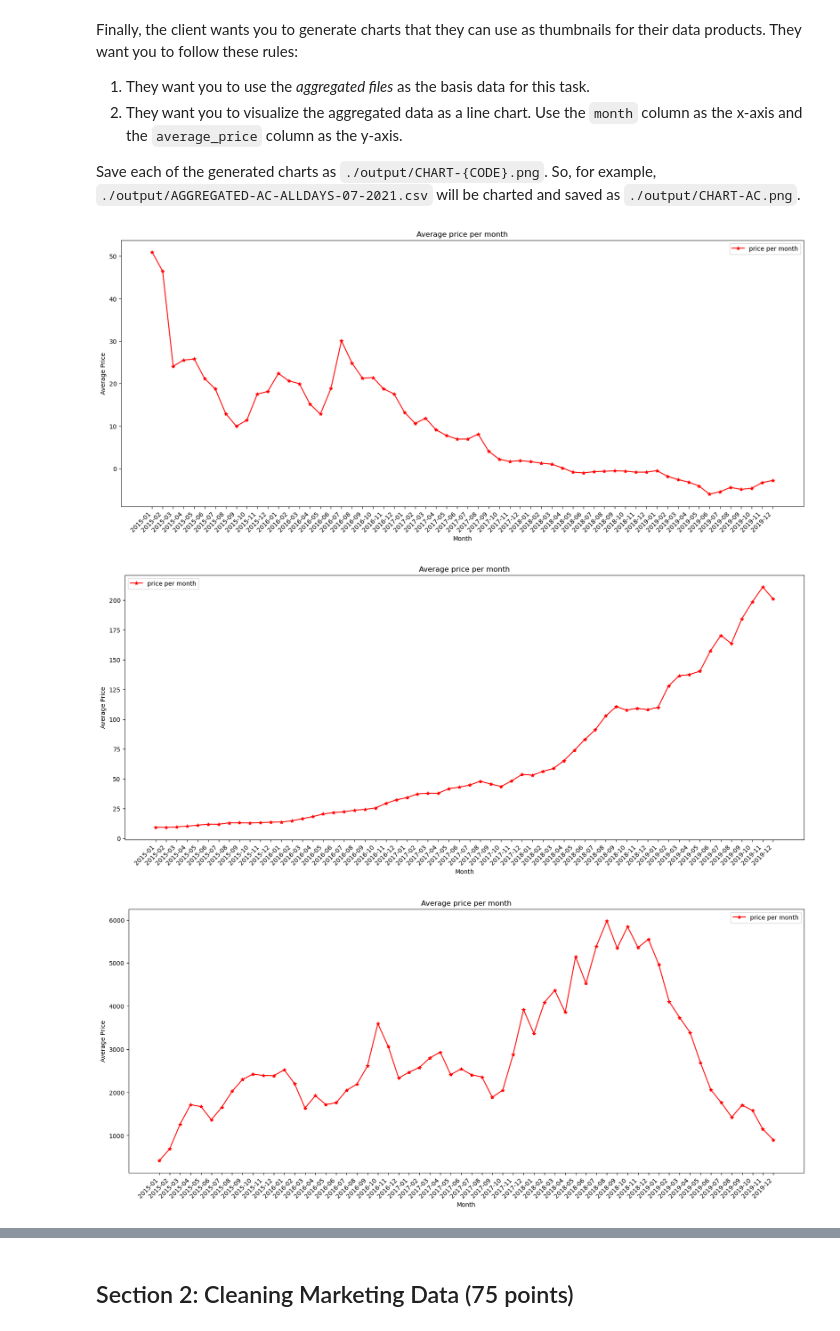
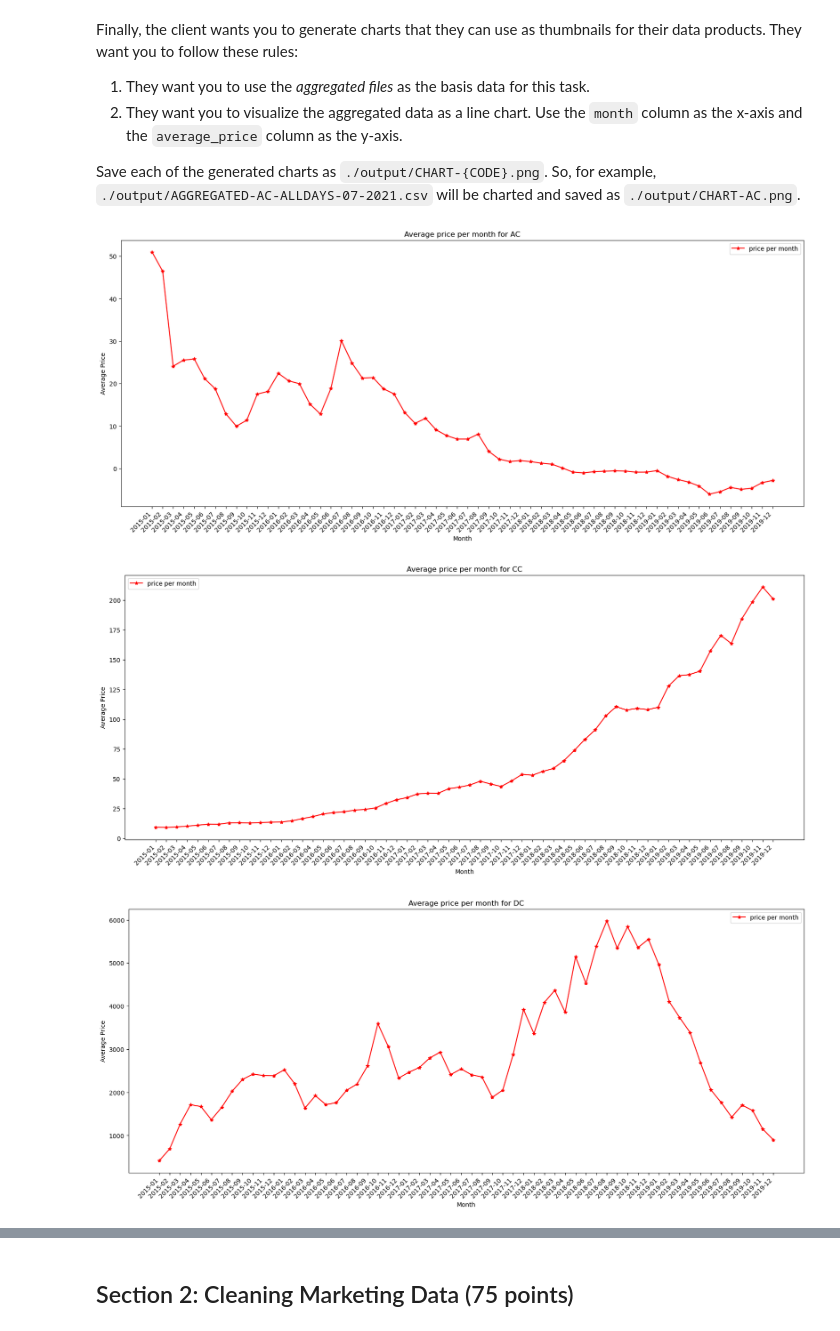
Before and after one commit to Alecxeris/G-2-EOMA2, a Jupyter notebook: EOMA2/EOMA2.ipynb, the cells around one changed output, grey strips where cells are left out. Drawn from its saved outputs; the diff is of its cells as text; code cells hidden in the pictures.

```diff
--- a/EOMA2/EOMA2.ipynb
+++ b/EOMA2/EOMA2.ipynb
@@ -130,35 +130,37 @@ import matplotlib.pyplot as plt
 # CODE START
 filenames = ['./output/AGGREGATED-AC-ALLDAYS-07-2021.csv','./output/AGGREGATED-CC-ALLDAYS-07-2021.csv','./output/AGGREGATED-DC-ALLDAYS-07-2021.csv','./output/AGGREGATED-EC2-ALLDAYS-07-2021.csv','./output/AGGREGATED-NC-ALLDAYS-07-2021.csv','./output/AGGREGATED-SHC-ALLDAYS-07-2021.csv']
 
 for f in filenames:
     df = pd.read_csv(f)
 
     #formatting sizes
     fig,axes = plt.subplots(figsize = (20,8), dpi =100)
     plt.xticks(rotation=45, fontsize=10, horizontalalignment="right")
 
     #xy axis titles
     axes.plot(df["month"],df["average_price"],'r*-', label="price per month")
-    axes.legend()
-    axes.set_title("Average price per month")
+    axes.legend(loc=0)
+
+    crypto = f[f.find("-")+1:f.find("-",f.find("-")+1)]
+    axes.set_title(f"Average price per month for {crypto}")
     axes.set_xlabel("Month")
     axes.set_ylabel("Average Price")
 
 
     #saving
     remove ="-ALLDAYS-07-2021.csv"
     f= str(f.replace(remove,""))
 
 
     old_name = "./output/AGGREGATED"
     new_name = "./output/CHART"
     new_filename = str(f.replace(old_name,new_name))
 
 
     fig.savefig(f"{new_filename}.png")
 
 # CODE END
 # %% [output]
-[figure, old version]
+[figure, new version]
-[figure, old version]
+[figure, new version]
-[figure, old version]
+[figure, new version]
```
Also changed, not shown: parts of 1 cell of this notebook, 6 other files.
